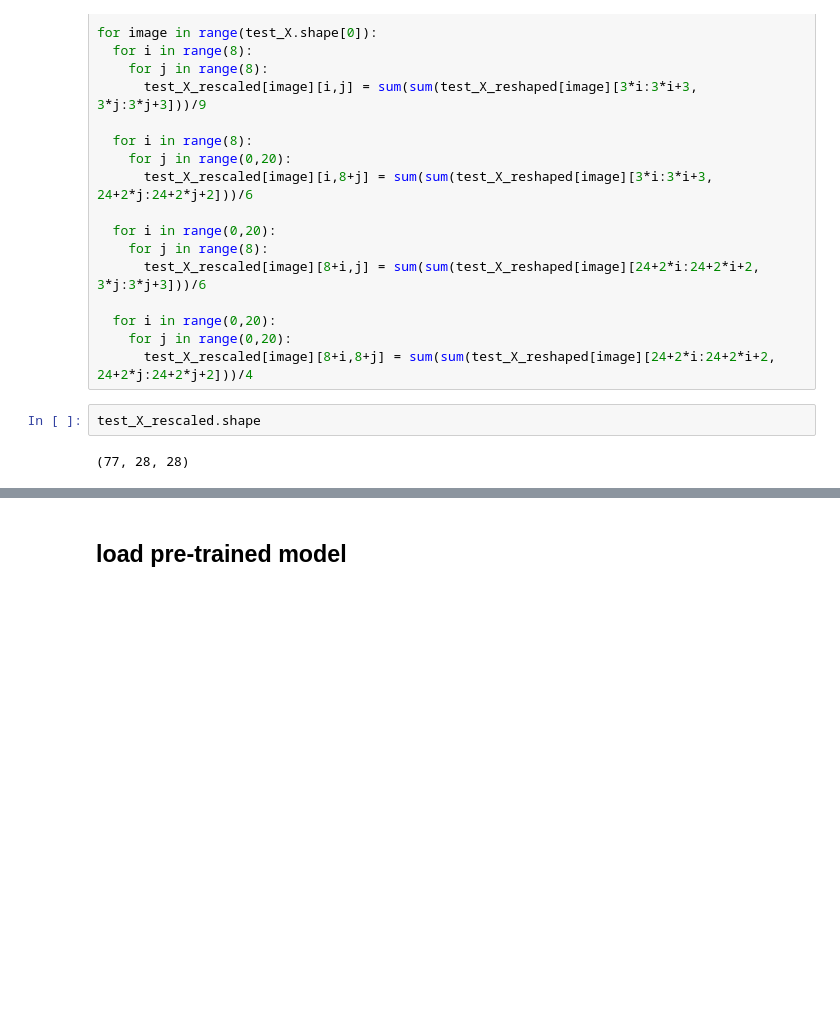
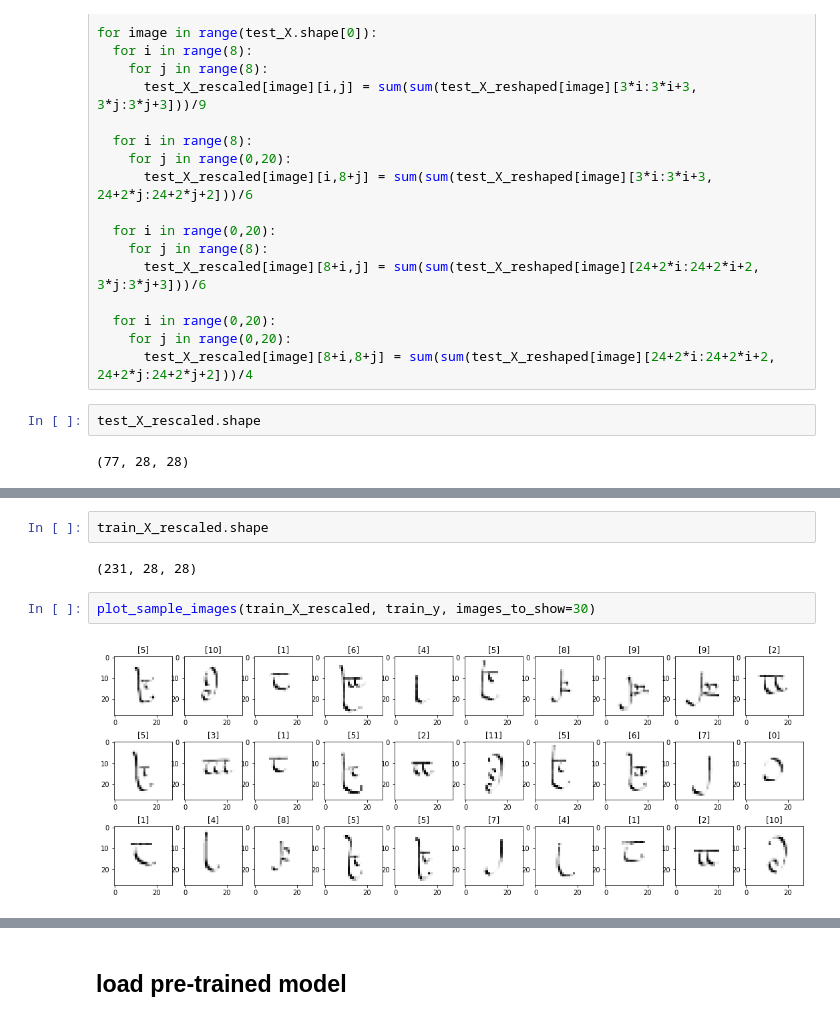
Before and after one commit to cc6580/MRI_battery, a Jupyter notebook: digit_recognizer_code/digits.ipynb, the cells around one changed output, grey strips where cells are left out. Drawn from its saved outputs; the diff is of its cells as text; blank space fills up the shorter version.

```diff
--- a/digit_recognizer_code/digits.ipynb
+++ b/digit_recognizer_code/digits.ipynb
@@ -473,0 +507,8 @@ test_X_rescaled.shape
+# %%
+train_X_rescaled.shape
+# %% [output]
+(231, 28, 28)
+# %%
+plot_sample_images(train_X_rescaled, train_y, images_to_show=30)
+# %% [output]
+[figure, added]
```
Also changed, not shown: parts of 31 cells of this notebook, 2 other files.
